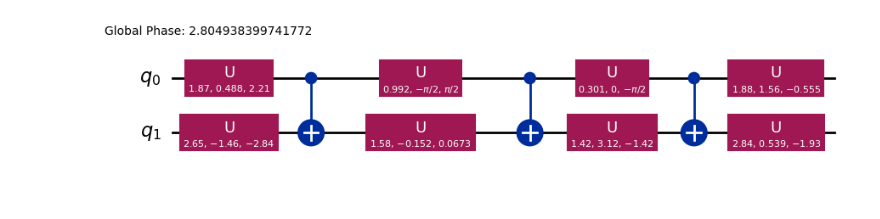
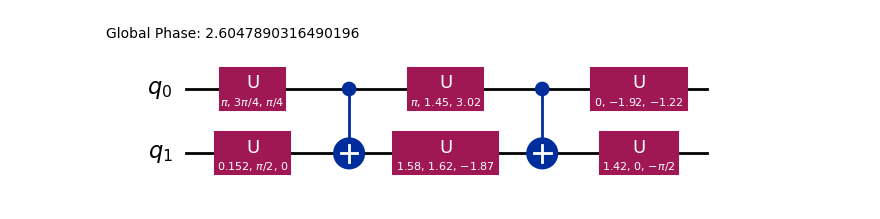
Before and after one commit to ixaixim/rqcopt-reimplementation, a Jupyter notebook: exercises/two_q_gate_decomposition.ipynb, the cells around one changed output. Cells and saved outputs as stored; diff of their text form; code cells hidden in the pictures.

```diff
--- a/exercises/two_q_gate_decomposition.ipynb
+++ b/exercises/two_q_gate_decomposition.ipynb
@@ -1,30 +1,30 @@
 # %%
 import numpy as np
 CZ = np.asarray([[1,0,0,0],
                 [0,1,0,0],
                 [0,0,1,0],
                 [0,0,0,-1]])
 vec = np.asarray([0,0,1,0])
 
 from qiskit.circuit.library import CXGate, CZGate, RZZGate
 
 CX = CXGate().to_matrix()
 CZ = CZGate().to_matrix()
 RZZ = RZZGate(0.3).to_matrix()
 
 from qiskit.synthesis import TwoQubitBasisDecomposer
 from qiskit.quantum_info import Operator
 from qiskit.circuit.library import CXGate
 
 basis = CXGate()
 decomposer = TwoQubitBasisDecomposer(CXGate())
 
 import numpy as np
 from qiskit.quantum_info import random_unitary
 
 U = random_unitary(4)  # 4x4 = 2-qubit unitary
 # Decompose
-circ = decomposer(U)
-circ.draw('mpl')
+circ = decomposer(RZZ)
+circ.draw('mpl', fold=-1)
 # %% [output]
-[figure, old version]
+[figure, new version]
```
Also changed, not shown: parts of 9 cells of this notebook, 7 other files.
